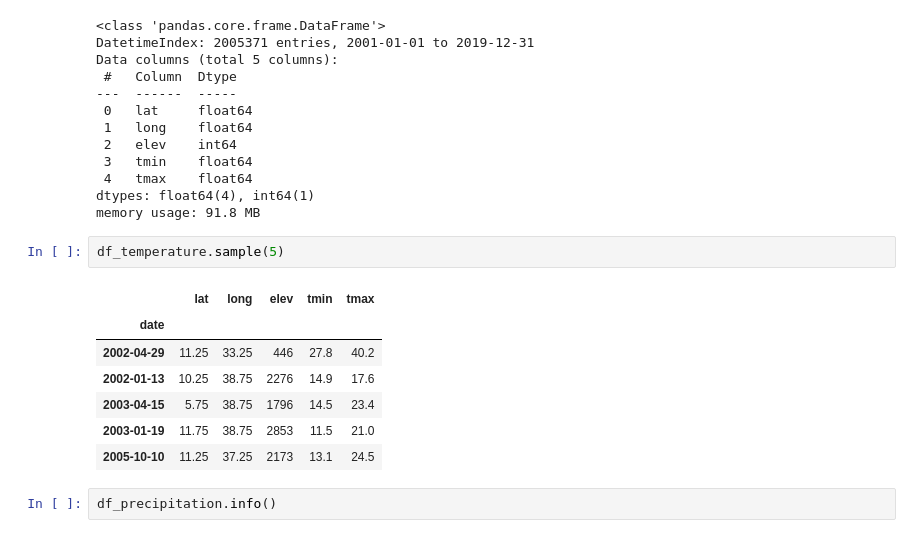
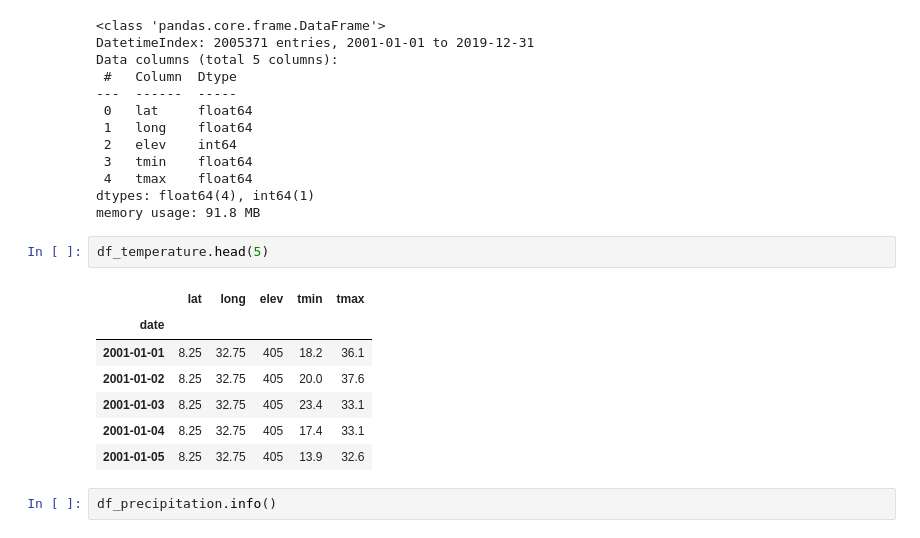
Before and after one commit to behailudesta/CPMLAI, a Jupyter notebook: Capstone_behailud_main.ipynb, the cells around one changed output. Cells and saved outputs as stored; diff of their text form.

```diff
--- a/Capstone_behailud_main.ipynb
+++ b/Capstone_behailud_main.ipynb
@@ -176,15 +182,15 @@ Data columns (total 5 columns):
 dtypes: float64(4), int64(1)
 memory usage: 91.8 MB
 # %%
-df_temperature.sample(5)
+df_temperature.head(5)
 # %% [output]
 |  | lat | long | elev | tmin | tmax |
 | date |  |  |  |  |  |
-| 2002-04-29 | 11.25 | 33.25 | 446 | 27.8 | 40.2 |
-| 2002-01-13 | 10.25 | 38.75 | 2276 | 14.9 | 17.6 |
-| 2003-04-15 | 5.75 | 38.75 | 1796 | 14.5 | 23.4 |
-| 2003-01-19 | 11.75 | 38.75 | 2853 | 11.5 | 21.0 |
-| 2005-10-10 | 11.25 | 37.25 | 2173 | 13.1 | 24.5 |
+| 2001-01-01 | 8.25 | 32.75 | 405 | 18.2 | 36.1 |
+| 2001-01-02 | 8.25 | 32.75 | 405 | 20.0 | 37.6 |
+| 2001-01-03 | 8.25 | 32.75 | 405 | 23.4 | 33.1 |
+| 2001-01-04 | 8.25 | 32.75 | 405 | 17.4 | 33.1 |
+| 2001-01-05 | 8.25 | 32.75 | 405 | 13.9 | 32.6 |
 # %%
 df_precipitation.info()
 # %% [output]
```
Also changed, not shown: parts of 168 cells of this notebook.
